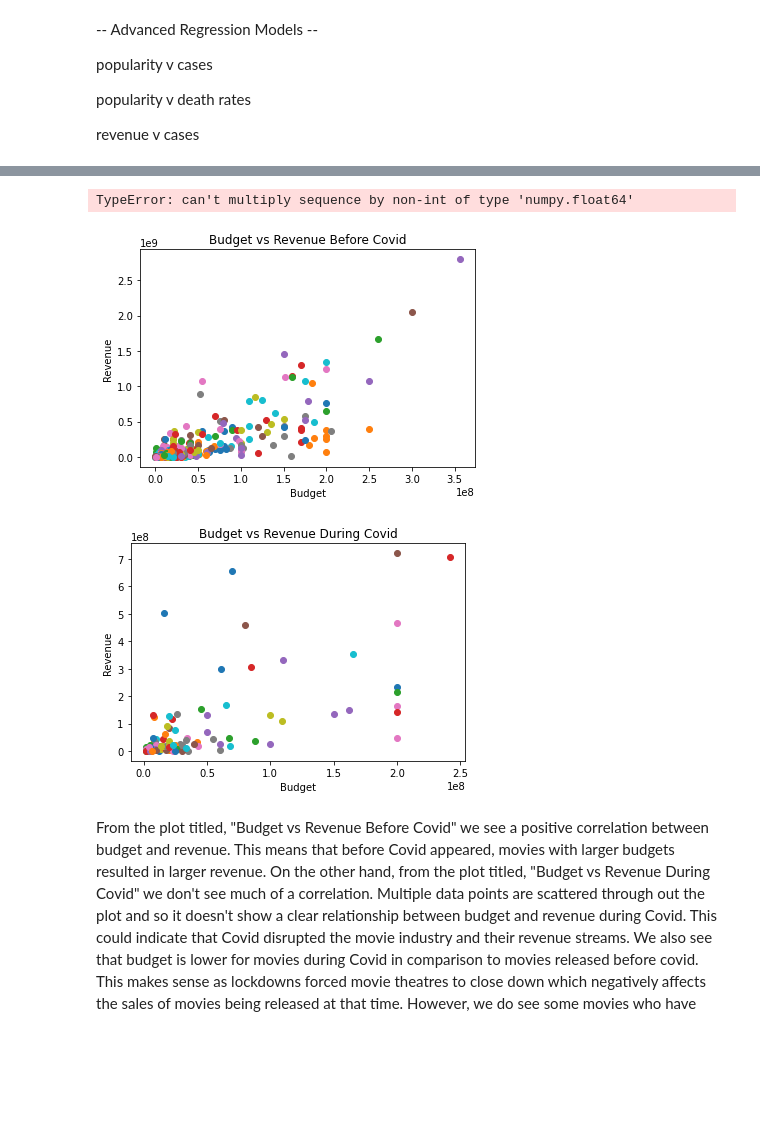
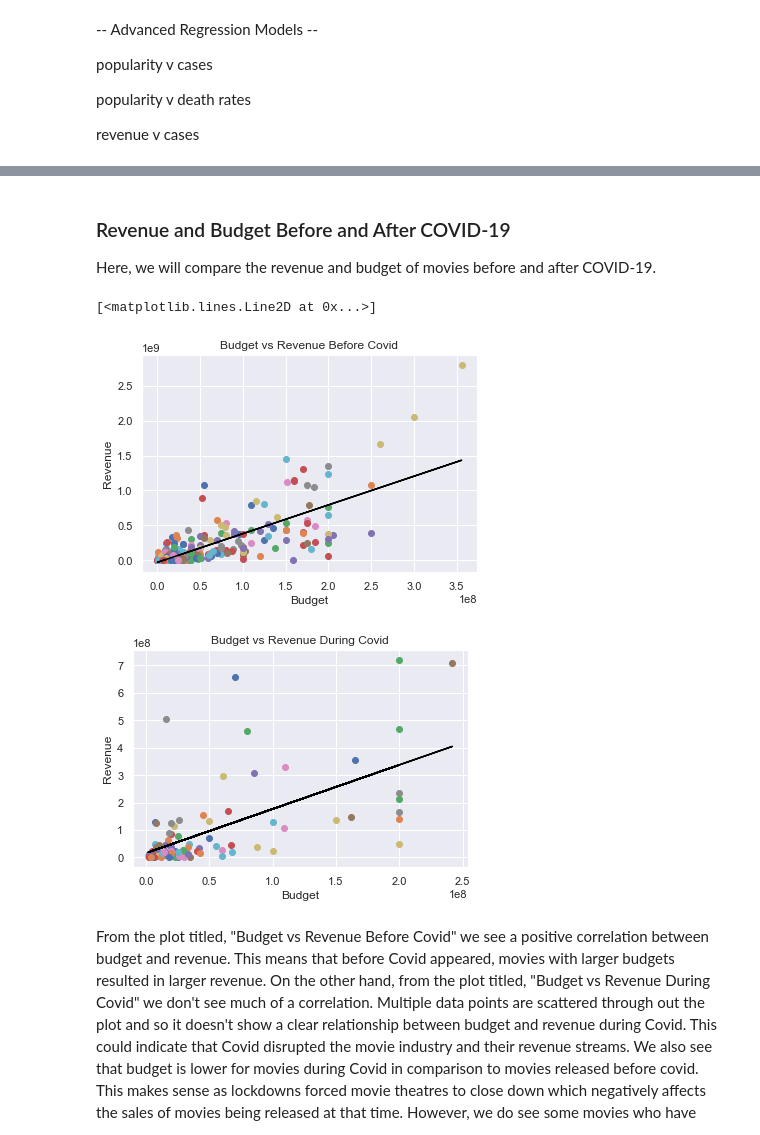
Before and after one commit to stan-GH/final-tutorial, a Jupyter notebook: final_tutorial.ipynb, the cells around one changed output, grey strips where cells are left out. Cells and saved outputs as stored; diff of their text form; code cells hidden in the pictures; blank space fills up the shorter version.

```diff
--- a/final_tutorial.ipynb
+++ b/final_tutorial.ipynb
@@ -111,11 +138,11 @@ pd.options.mode.chained_assignment = None #Removes warning output text
 popularityColLog = [np.log(x) for x in popularityCol]
 revenueColLog = [np.log(x) for x in revenueCol]
 
-moviesDF['log popularity'] = popularityColLog
-moviesDF['log revenue'] = revenueColLog
+moviesDF.loc[:, 'log popularity'] = popularityColLog
+moviesDF.loc[:, 'log revenue'] = revenueColLog
 
 #Puts popularity and revenue into scatter plot
-ax2 = moviesDF.plot.scatter(x='log popularity', y='log revenue')
+ax2 = moviesDF.plot.scatter(x='log popularity', y='log revenue', color='blue')
 ax2.set_title("Log Revenue vs Log Popularity")
 
 popularityColLog = moviesDF.loc[:, 'log popularity']
@@ -123,5 +150,7 @@ revenueColLog = moviesDF.loc[:, 'log revenue']
 
 #Gets regression line for popularity and revenue and plots it on to scatter plot
 m, b = np.polyfit(popularityColLog, revenueColLog, deg=1)
-ax2.plot(popularityColLog, m*popularityColLog + b, color="blue")
+ax2.plot(popularityColLog, m*popularityColLog + b, color='red')
+
+pyplot.show()
 # %% [output]
@@ -133,0 +187,21 @@ We had to do a log transformation of the data because most of the data was skewe
+# %%
+# Takes log of budget.
+log_budget = [np.log(x) for x in moviesDF['budget']]
+moviesDF['log budget'] = log_budget
+
+# Filters data to exclude outlier.
+x, y = moviesDF[moviesDF['log budget'] >= 10]['log budget'], moviesDF[moviesDF['log budget'] >= 10]['log revenue']
+
+# Creates scatter plot.
+pyplot.scatter(x, y)
+
+# Plots linear regression line.
+m, b = np.polyfit(x, y, deg=1)
+pyplot.plot(x, m*x + b, color="red")
+
+# Sets plot labels.
+pyplot.xlabel("Log Budget")
+pyplot.ylabel("Log Movie Revenue")
+pyplot.title("Log Budget vs. Log Revenue")
+
+pyplot.show()
@@ -133,0 +224,6 @@ We had to do a log transformation of the data because most of the data was skewe
+# %%
+# Extracts year from release date and creates a seperate 'year' column in the dataframe.
+year = [x.split('-')[0] for x in moviesDF['release_date']]
+moviesDF['year'] = year
+
+moviesDF.head()
@@ -265,3 +419,7 @@ strong multicollinearity or other numerical problems.
+# %% [markdown]
+<h3> Revenue and Budget Before and After COVID-19 </h3>
+
+Here, we will compare the revenue and budget of movies before and after COVID-19.
 # %%
 #Analyzing the relationship (if any) between revenue and budget before and after covid.
 
@@ -275,37 +433,39 @@ fig2, ax2 = pyplot.subplots() # revenue vs budget during covoid scatter plot
 
 #Plots revenue and budget data on to either the revenue vs budget before covid scatter plot or revenue vs budget
 #during covid scatter plot.
 for i, row in moviesDF.iterrows():
     revenue = int(moviesDF.at[i, 'revenue'])
     budget = int(moviesDF.at[i, 'budget'])
     if moviesDF.at[i, 'during_covid']:
         revenueDuringCovid.append(revenue)
         budgetDuringCovid.append(budget)
         ax2.scatter(budget, revenue)
     else:
         revenueBeforeCovid.append(revenue)
         budgetBeforeCovid.append(budget)
         ax1.scatter(budget, revenue)
 
 
 ax1.set_title("Budget vs Revenue Before Covid")
 ax1.set_xlabel("Budget")
 ax1.set_ylabel("Revenue")
 
 ax2.set_title("Budget vs Revenue During Covid")
 ax2.set_xlabel("Budget")
 ax2.set_ylabel("Revenue")
 
+budgetBeforeCovid, budgetDuringCovid = pd.Series(budgetBeforeCovid), pd.Series(budgetDuringCovid)
+
 m1, b1 = np.polyfit(budgetBeforeCovid, revenueBeforeCovid, deg=1)
-#Plot regression line
+#Plot regression line for budget before covid vs revenue before Covid scatter plot
 ax1.plot(budgetBeforeCovid, m1*budgetBeforeCovid + b1, color="black")
 
 m2, b2 = np.polyfit(budgetDuringCovid, revenueDuringCovid, deg=1)
-#Plot regression line
+#Plot regression line for budget after covid vs revenue after Covid scatter plot
 ax2.plot(budgetDuringCovid, m2*budgetDuringCovid + b2, color="black")
 # %% [output]
-TypeError: can't multiply sequence by non-int of type 'numpy.float64'
+[<matplotlib.lines.Line2D at 0x...>]
-[figure, old version]
+[figure, new version]
-[figure, old version]
+[figure, new version]
 # %% [markdown]
 From the plot titled, "Budget vs Revenue Before Covid" we see a positive correlation between budget and revenue. This means that before Covid appeared, movies with larger budgets resulted in larger revenue. On the other hand, from the plot titled, "Budget vs Revenue During Covid" we don't see much of a correlation. Multiple data points are scattered through out the plot and so it doesn't show a clear relationship between budget and revenue during Covid. This could indicate that Covid disrupted the movie industry and their revenue streams. We also see that budget is lower for movies during Covid in comparison to movies released before covid. This makes sense as lockdowns forced movie theatres to close down which negatively affects the sales of movies being released at that time. However, we do see some movies who have high revenues and this could possibly be due to the movies being released through movie streaming platforms which exploded in popularity during the pandemic.
```
Also changed, not shown: parts of 26 cells of this notebook.
